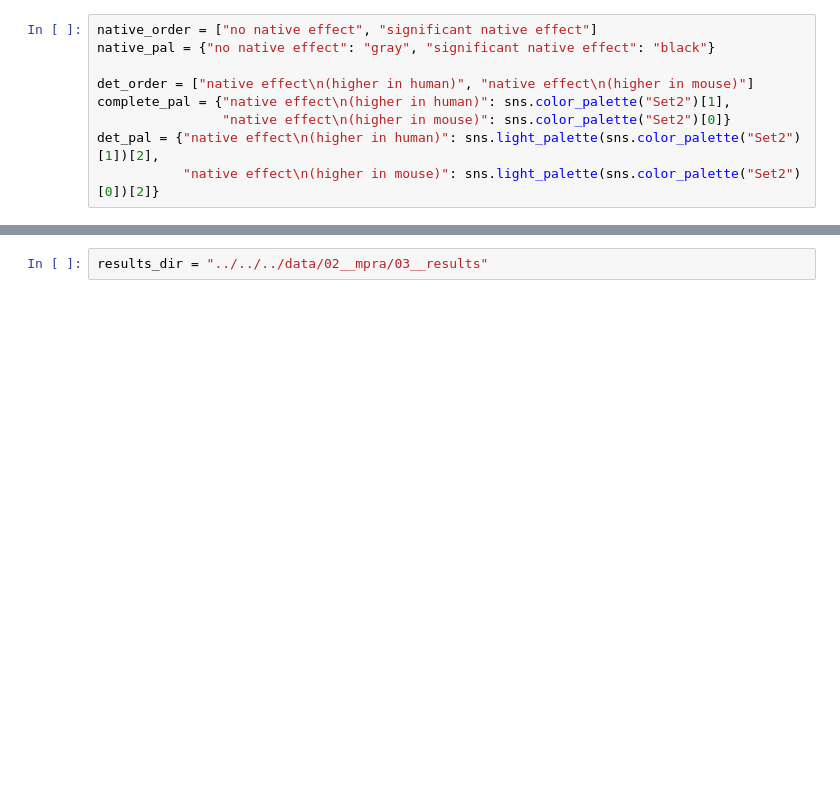
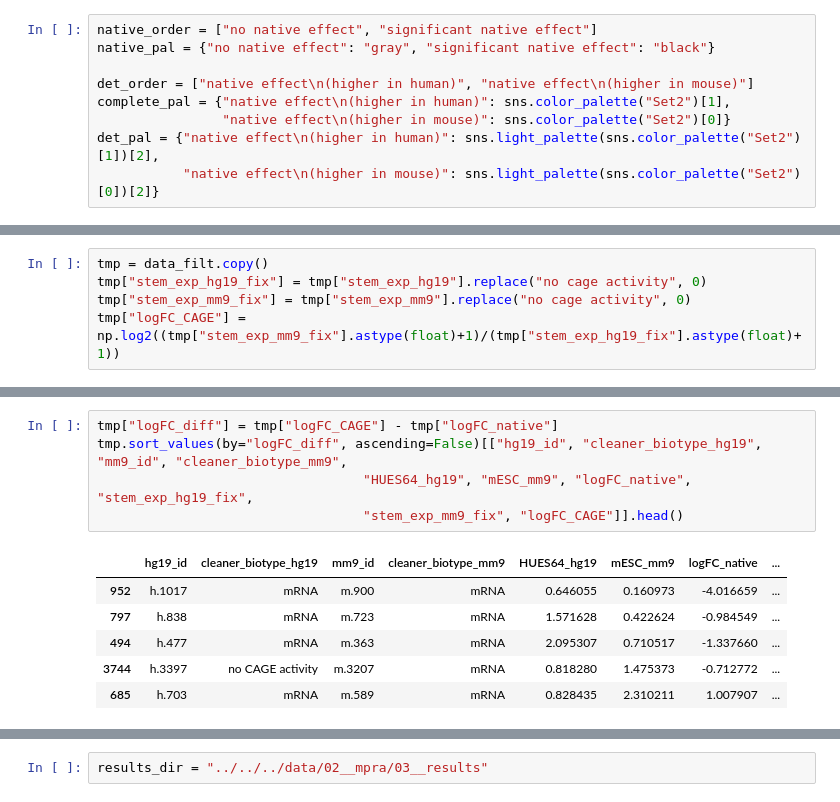
Before and after one commit to wod31/2019__lncRNA_evolution_mpra, a Jupyter notebook: analysis/02__mpra/06__native_effects/06__native_effects.ipynb, the cells around one changed output, grey strips where cells are left out. Drawn from its saved outputs; the diff is of its cells as text; blank space fills up the shorter version.

```diff
--- a/analysis/02__mpra/06__native_effects/06__native_effects.ipynb
+++ b/analysis/02__mpra/06__native_effects/06__native_effects.ipynb
@@ -1081,0 +1135,5 @@ fig.savefig("perc_sig_native_clean_biotype_switch.with_complete.pdf", dpi="figur
+# %%
+tmp = data_filt.copy()
+tmp["stem_exp_hg19_fix"] = tmp["stem_exp_hg19"].replace("no cage activity", 0)
+tmp["stem_exp_mm9_fix"] = tmp["stem_exp_mm9"].replace("no cage activity", 0)
+tmp["logFC_CAGE"] = np.log2((tmp["stem_exp_mm9_fix"].astype(float)+1)/(tmp["stem_exp_hg19_fix"].astype(float)+1))
@@ -1081,0 +1165,12 @@ fig.savefig("perc_sig_native_clean_biotype_switch.with_complete.pdf", dpi="figur
+# %%
+tmp["logFC_diff"] = tmp["logFC_CAGE"] - tmp["logFC_native"]
+tmp.sort_values(by="logFC_diff", ascending=False)[["hg19_id", "cleaner_biotype_hg19", "mm9_id", "cleaner_biotype_mm9",
+                                  "HUES64_hg19", "mESC_mm9", "logFC_native", "stem_exp_hg19_fix",
+                                  "stem_exp_mm9_fix", "logFC_CAGE"]].head()
+# %% [output]
+|  | hg19_id | cleaner_biotype_hg19 | mm9_id | cleaner_biotype_mm9 | HUES64_hg19 | mESC_mm9 | logFC_native | ... |
+| 952 | h.1017 | mRNA | m.900 | mRNA | 0.646055 | 0.160973 | -4.016659 | ... |
+| 797 | h.838 | mRNA | m.723 | mRNA | 1.571628 | 0.422624 | -0.984549 | ... |
+| 494 | h.477 | mRNA | m.363 | mRNA | 2.095307 | 0.710517 | -1.337660 | ... |
+| 3744 | h.3397 | no CAGE activity | m.3207 | mRNA | 0.818280 | 1.475373 | -0.712772 | ... |
+| 685 | h.703 | mRNA | m.589 | mRNA | 0.828435 | 2.310211 | 1.007907 | ... |
```
Also changed, not shown: parts of 26 cells of this notebook, 31 other files.
